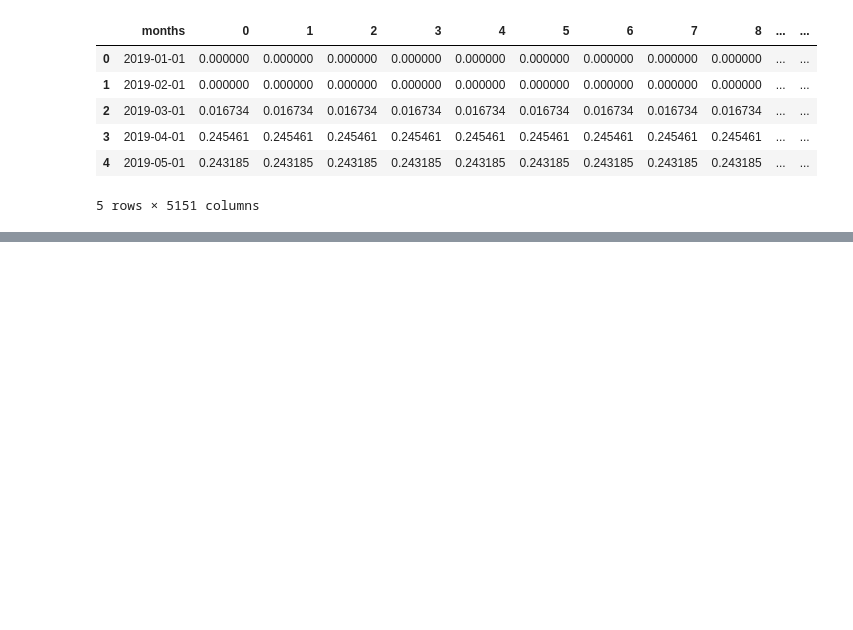
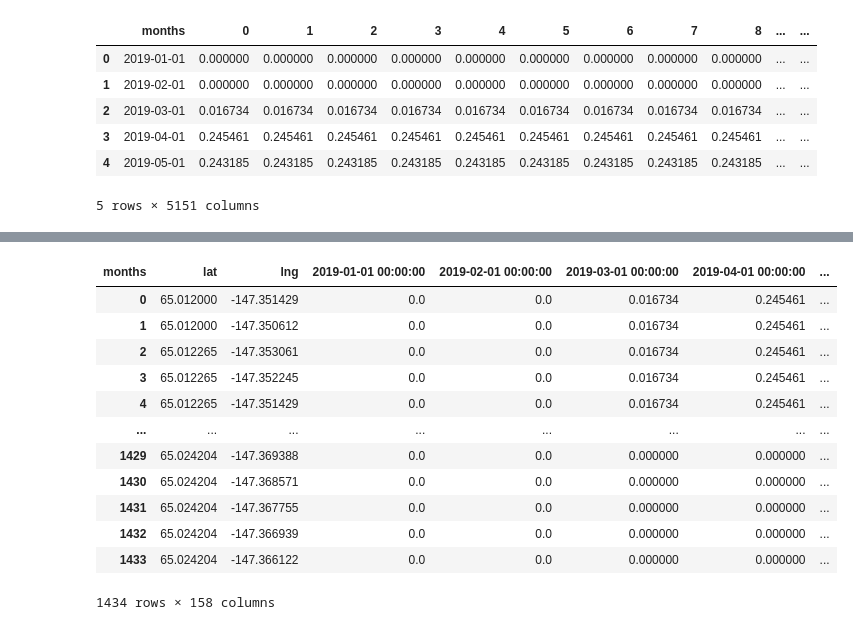
Before and after one commit to ChiefMetDing/FK_HL_Model_Remake, a Jupyter notebook: Scripts/py/recovery_calc.ipynb, the cells around one changed output, grey strips where cells are left out. Drawn from its saved outputs; the diff is of its cells as text; code cells hidden in the pictures; blank space fills up the shorter version.

```diff
--- a/Scripts/py/recovery_calc.ipynb
+++ b/Scripts/py/recovery_calc.ipynb
@@ -144,0 +176,16 @@ cell_oz_df.to_json(file_path)
+# %%
+blocks_oz_df.reset_index().drop(columns = 'cell')
+# %% [output]
+| months | lat | lng | 2019-01-01 00:00:00 | 2019-02-01 00:00:00 | 2019-03-01 00:00:00 | 2019-04-01 00:00:00 | ... |
+| 0 | 65.012000 | -147.351429 | 0.0 | 0.0 | 0.016734 | 0.245461 | ... |
+| 1 | 65.012000 | -147.350612 | 0.0 | 0.0 | 0.016734 | 0.245461 | ... |
+| 2 | 65.012265 | -147.353061 | 0.0 | 0.0 | 0.016734 | 0.245461 | ... |
+| 3 | 65.012265 | -147.352245 | 0.0 | 0.0 | 0.016734 | 0.245461 | ... |
+| 4 | 65.012265 | -147.351429 | 0.0 | 0.0 | 0.016734 | 0.245461 | ... |
+| ... | ... | ... | ... | ... | ... | ... | ... |
+| 1429 | 65.024204 | -147.369388 | 0.0 | 0.0 | 0.000000 | 0.000000 | ... |
+| 1430 | 65.024204 | -147.368571 | 0.0 | 0.0 | 0.000000 | 0.000000 | ... |
+| 1431 | 65.024204 | -147.367755 | 0.0 | 0.0 | 0.000000 | 0.000000 | ... |
+| 1432 | 65.024204 | -147.366939 | 0.0 | 0.0 | 0.000000 | 0.000000 | ... |
+| 1433 | 65.024204 | -147.366122 | 0.0 | 0.0 | 0.000000 | 0.000000 | ... |
+1434 rows × 158 columns
```
Also changed, not shown: parts of 7 cells of this notebook, 5 other files.
